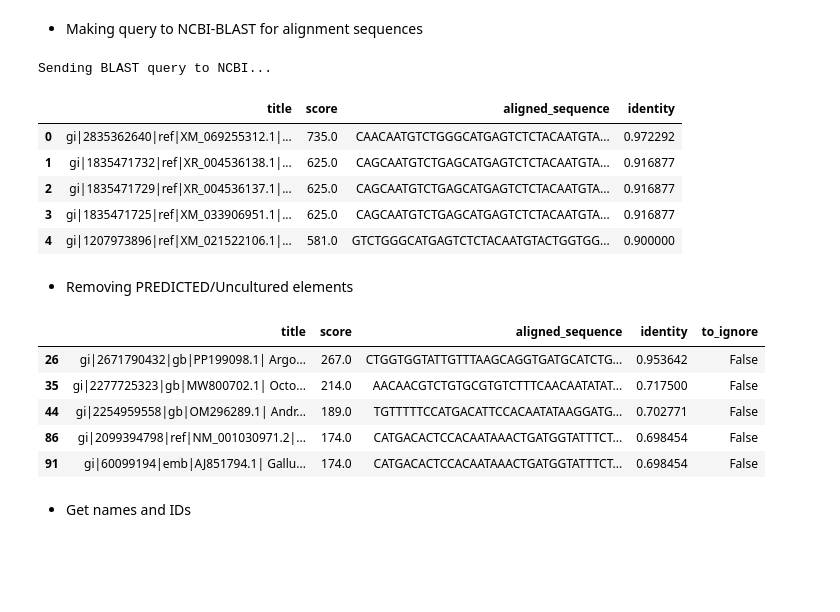
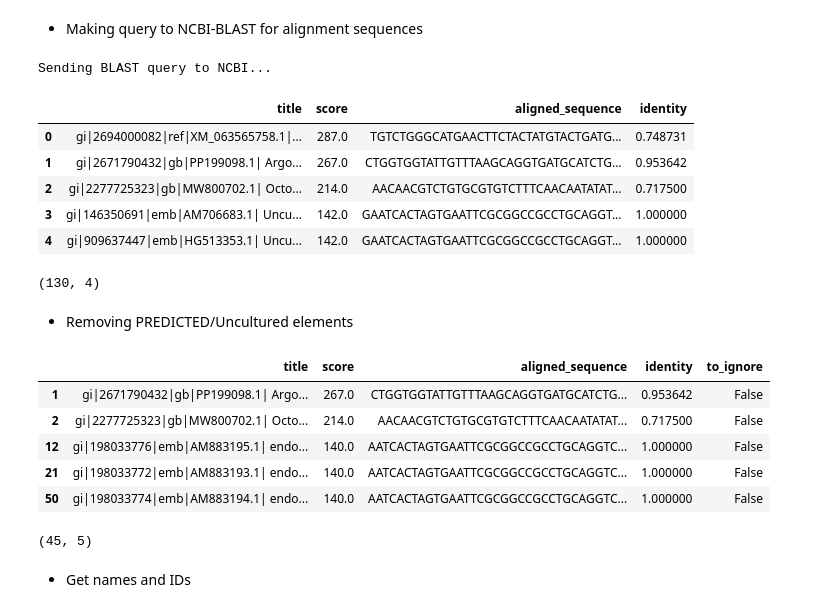
Before and after one commit to dMedinaO/PI5P4K_analysis, a Jupyter notebook: notebook_analysis/developing_phylogenetic_tree.ipynb, the cells around one changed output. Saved outputs shown, nothing was run; the diff lists cells and outputs as text; code cells hidden in the pictures; blank space fills up the shorter version.

```diff
--- a/notebook_analysis/developing_phylogenetic_tree.ipynb
+++ b/notebook_analysis/developing_phylogenetic_tree.ipynb
@@ -77,7 +77,7 @@ def recover_full_sequence(title):
 # %% [markdown]
 - Load input sequence
 # %%
-for record in SeqIO.parse("../raw_data_giannina/oligos_sequences.fasta", "fasta"):
+for record in SeqIO.parse("../raw_data/oligos_sequences.fasta", "fasta"):
     sequences_to_process = {
         "Organism" : record.description,
         "Sequence" : str(record.seq)
@@ -98,39 +98,44 @@ result_handle = NCBIWWW.qblast(
     program="blastn",
     database="nt",
     sequence=record.format("fasta"),
     hitlist_size=10000,
-    format_type="XML"
+    format_type="XML",
+    entrez_query="marine[All Fields]"
 )
 
 blast_records = NCBIXML.read(result_handle)
 
 filter_sequences = []
 
 for alignment in blast_records.alignments:
     hsp = alignment.hsps[0]  # high-scoring pair
 
     row = [
         alignment.title,
         hsp.score,
         hsp.sbjct,
         hsp.identities / hsp.align_length
     ]
 
     filter_sequences.append(row)
 
 df_selected_sequences = pd.DataFrame(
     data=filter_sequences,
     columns=["title", "score", "aligned_sequence", "identity"])
 
 df_selected_sequences.head(5)
 # %% [output]
 Sending BLAST query to NCBI...
 |  | title | score | aligned_sequence | identity |
-| 0 | gi|2835362640|ref|XM_069255312.1|... | 735.0 | CAACAATGTCTGGGCATGAGTCTCTACAATGTA... | 0.972292 |
-| 1 | gi|1835471732|ref|XR_004536138.1|... | 625.0 | CAGCAATGTCTGAGCATGAGTCTCTACAATGTA... | 0.916877 |
-| 2 | gi|1835471729|ref|XR_004536137.1|... | 625.0 | CAGCAATGTCTGAGCATGAGTCTCTACAATGTA... | 0.916877 |
-| 3 | gi|1835471725|ref|XM_033906951.1|... | 625.0 | CAGCAATGTCTGAGCATGAGTCTCTACAATGTA... | 0.916877 |
-| 4 | gi|1207973896|ref|XM_021522106.1|... | 581.0 | GTCTGGGCATGAGTCTCTACAATGTACTGGTGG... | 0.900000 |
+| 0 | gi|2694000082|ref|XM_063565758.1|... | 287.0 | TGTCTGGGCATGAACTTCTACTATGTACTGATG... | 0.748731 |
+| 1 | gi|2671790432|gb|PP199098.1| Argo... | 267.0 | CTGGTGGTATTGTTTAAGCAGGTGATGCATCTG... | 0.953642 |
+| 2 | gi|2277725323|gb|MW800702.1| Octo... | 214.0 | AACAACGTCTGTGCGTGTCTTTCAACAATATAT... | 0.717500 |
+| 3 | gi|146350691|emb|AM706683.1| Uncu... | 142.0 | GAATCACTAGTGAATTCGCGGCCGCCTGCAGGT... | 1.000000 |
+| 4 | gi|909637447|emb|HG513353.1| Uncu... | 142.0 | GAATCACTAGTGAATTCGCGGCCGCCTGCAGGT... | 1.000000 |
+# %%
+df_selected_sequences.shape
+# %% [output]
+(130, 4)
 # %% [markdown]
 - Removing PREDICTED/Uncultured elements
 # %%
@@ -140,11 +145,15 @@ df_filter_sequences = df_selected_sequences[df_selected_sequences["to_ignore"]==
 df_filter_sequences.head(5)
 # %% [output]
 |  | title | score | aligned_sequence | identity | to_ignore |
-| 26 | gi|2671790432|gb|PP199098.1| Argo... | 267.0 | CTGGTGGTATTGTTTAAGCAGGTGATGCATCTG... | 0.953642 | False |
-| 35 | gi|2277725323|gb|MW800702.1| Octo... | 214.0 | AACAACGTCTGTGCGTGTCTTTCAACAATATAT... | 0.717500 | False |
-| 44 | gi|2254959558|gb|OM296289.1| Andr... | 189.0 | TGTTTTTCCATGACATTCCACAATATAAGGATG... | 0.702771 | False |
-| 86 | gi|2099394798|ref|NM_001030971.2|... | 174.0 | CATGACACTCCACAATAAACTGATGGTATTTCT... | 0.698454 | False |
-| 91 | gi|60099194|emb|AJ851794.1| Gallu... | 174.0 | CATGACACTCCACAATAAACTGATGGTATTTCT... | 0.698454 | False |
+| 1 | gi|2671790432|gb|PP199098.1| Argo... | 267.0 | CTGGTGGTATTGTTTAAGCAGGTGATGCATCTG... | 0.953642 | False |
+| 2 | gi|2277725323|gb|MW800702.1| Octo... | 214.0 | AACAACGTCTGTGCGTGTCTTTCAACAATATAT... | 0.717500 | False |
+| 12 | gi|198033776|emb|AM883195.1| endo... | 140.0 | AATCACTAGTGAATTCGCGGCCGCCTGCAGGTC... | 1.000000 | False |
+| 21 | gi|198033772|emb|AM883193.1| endo... | 140.0 | AATCACTAGTGAATTCGCGGCCGCCTGCAGGTC... | 1.000000 | False |
+| 50 | gi|198033774|emb|AM883194.1| endo... | 140.0 | AATCACTAGTGAATTCGCGGCCGCCTGCAGGTC... | 1.000000 | False |
+# %%
+df_filter_sequences.shape
+# %% [output]
+(45, 5)
 # %% [markdown]
 - Get names and IDs
 # %%
```
Also changed, not shown: parts of 20 cells of this notebook, 15 other files.
